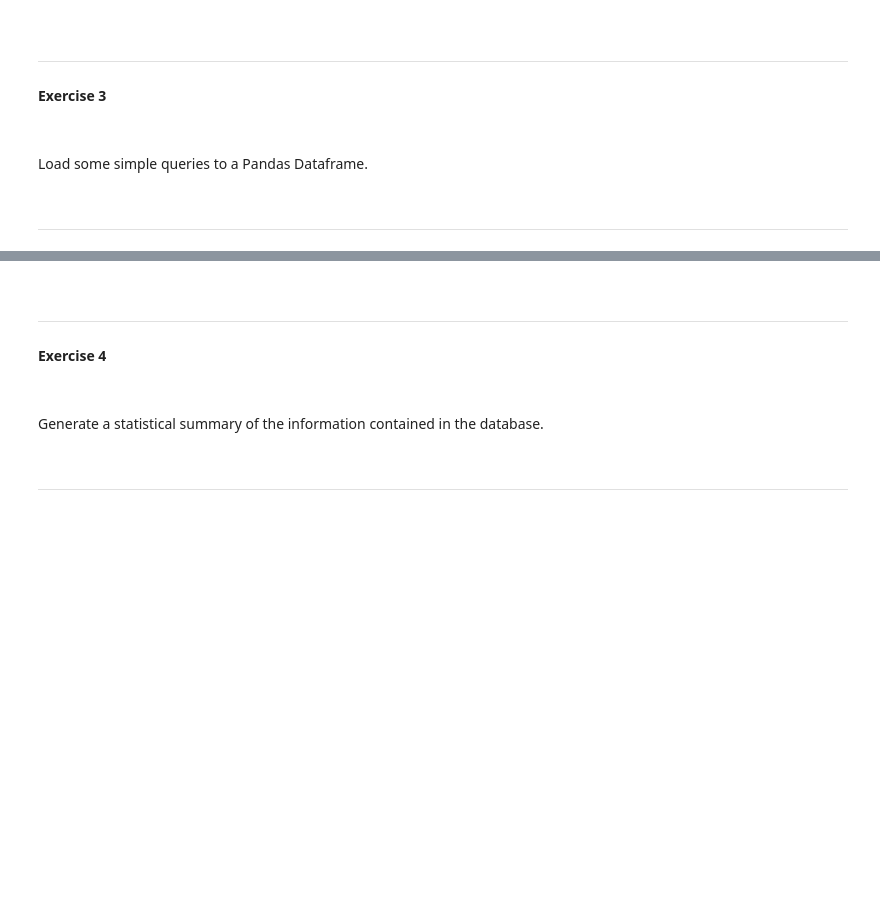
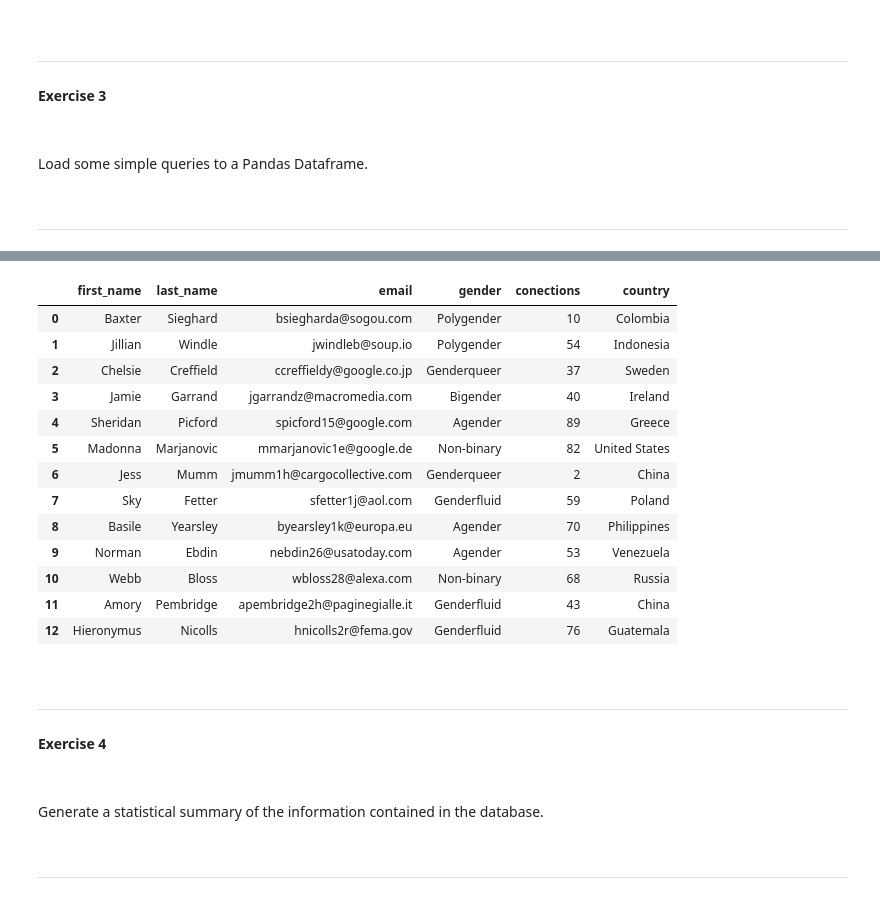
Before and after one commit to Pevicsanch/NoSQL-MongoDB, a Jupyter notebook: s14_01_no_sql.ipynb, the cells around one changed output, grey strips where cells are left out. Cells and saved outputs as stored; diff of their text form; code cells hidden in the pictures; blank space fills up the shorter version.

```diff
--- a/s14_01_no_sql.ipynb
+++ b/s14_01_no_sql.ipynb
@@ -81,0 +73,6 @@ pprint.pp(type(laureate))
+# %%
+#declare a cluster
+cluster = "mongodb+srv://user0:35ANTIw7mvs3drqh@cluster0.7yfabwb.mongodb.net/?retryWrites=true&w=majority"
+# %%
+# client conect to our database
+client = MongoClient(cluster)
@@ -81,0 +84,4 @@ pprint.pp(type(laureate))
+# %%
+#print colletions
+db = client.mydatabase
+print(db.list_collection_names())
@@ -104,3 +905,31 @@ ___
+# %%
+# Find clients whose gender is not female or male
+
+criteria = { "gender":
+                { "$nin": ["Female","Male"]}
+             }
+
+query2 =  db.our_clients.find(criteria)
+
+df2 = pd.DataFrame(list(query2))
+df2.drop(['_id'], axis=1, inplace=True)
+
+df2
+# %% [output]
+|  | first_name | last_name | email | gender | conections | country |
+| 0 | Baxter | Sieghard | bsiegharda@sogou.com | Polygender | 10 | Colombia |
+| 1 | Jillian | Windle | jwindleb@soup.io | Polygender | 54 | Indonesia |
+| 2 | Chelsie | Creffield | ccreffieldy@google.co.jp | Genderqueer | 37 | Sweden |
+| 3 | Jamie | Garrand | jgarrandz@macromedia.com | Bigender | 40 | Ireland |
+| 4 | Sheridan | Picford | spicford15@google.com | Agender | 89 | Greece |
+| 5 | Madonna | Marjanovic | mmarjanovic1e@google.de | Non-binary | 82 | United States |
+| 6 | Jess | Mumm | jmumm1h@cargocollective.com | Genderqueer | 2 | China |
+| 7 | Sky | Fetter | sfetter1j@aol.com | Genderfluid | 59 | Poland |
+| 8 | Basile | Yearsley | byearsley1k@europa.eu | Agender | 70 | Philippines |
+| 9 | Norman | Ebdin | nebdin26@usatoday.com | Agender | 53 | Venezuela |
+| 10 | Webb | Bloss | wbloss28@alexa.com | Non-binary | 68 | Russia |
+| 11 | Amory | Pembridge | apembridge2h@paginegialle.it | Genderfluid | 43 | China |
+| 12 | Hieronymus | Nicolls | hnicolls2r@fema.gov | Genderfluid | 76 | Guatemala |
 # %% [markdown]
 $~$
 ___
```
Also changed, not shown: parts of 30 cells of this notebook.
